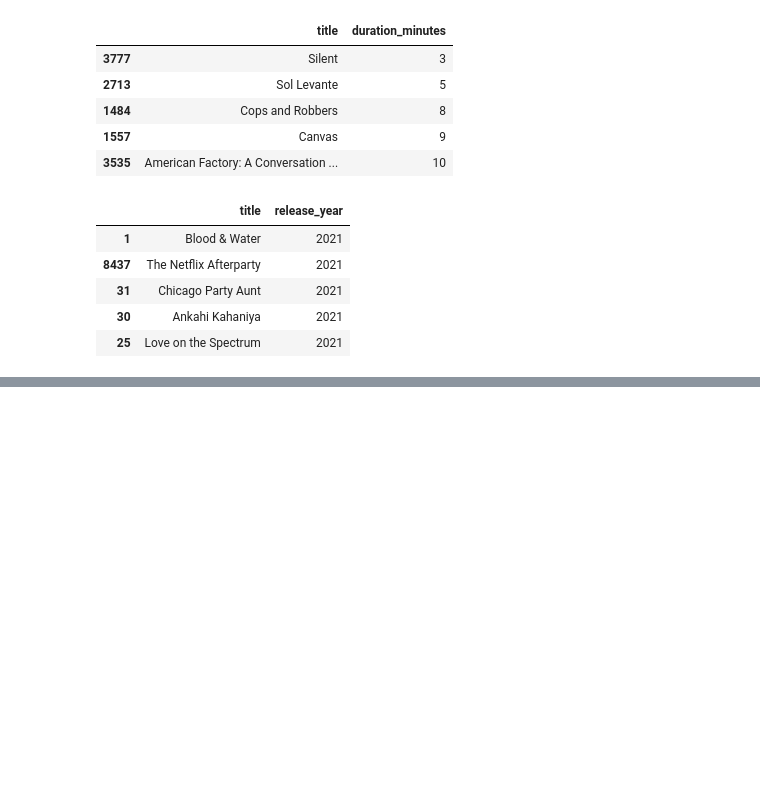
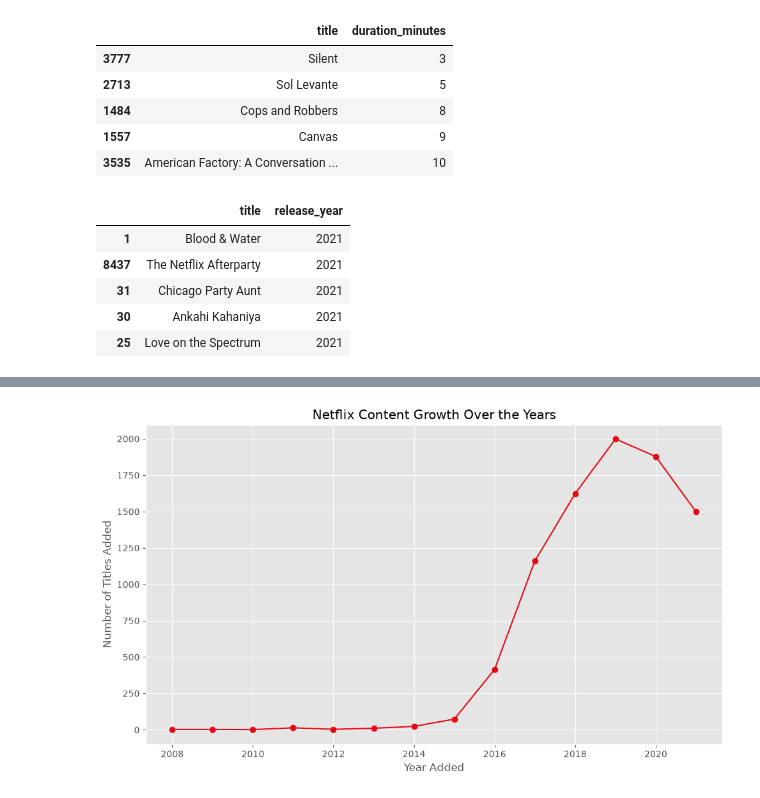
Before and after one commit to parneetkaur222/Netflix-Data-Analysis, a Jupyter notebook: notebooks/01_data_loading_and_cleaning.ipynb, the cells around one changed output, grey strips where cells are left out. Saved outputs shown, nothing was run; the diff lists cells and outputs as text; code cells hidden in the pictures; blank space fills up the shorter version.

```diff
--- a/notebooks/01_data_loading_and_cleaning.ipynb
+++ b/notebooks/01_data_loading_and_cleaning.ipynb
@@ -444,0 +476,12 @@ SyntaxError: invalid syntax (712284386.py, line 1)
+# %%
+# Chart 3: Content Added Over the Years
+plt.figure(figsize=(10,6))
+df['year_added'].value_counts().sort_index().plot(kind='line', marker='o', color='#E50914')
+plt.title('Netflix Content Growth Over the Years')
+plt.xlabel('Year Added')
+plt.ylabel('Number of Titles Added')
+plt.tight_layout()
+plt.savefig('../visuals/content_growth.png')
+plt.show()
+# %% [output]
+[figure, added]
```
Also changed, not shown: parts of 17 cells of this notebook, 7 other files.
